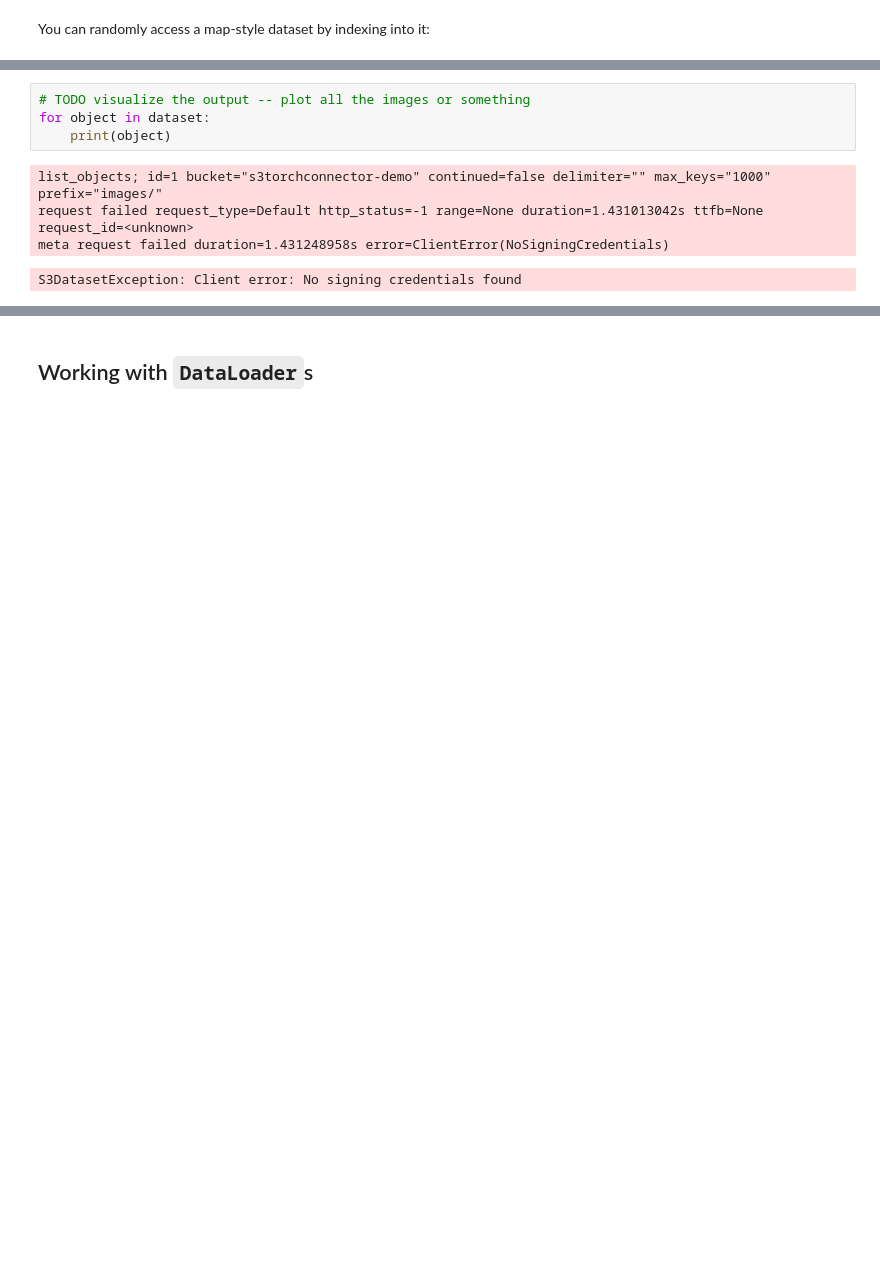
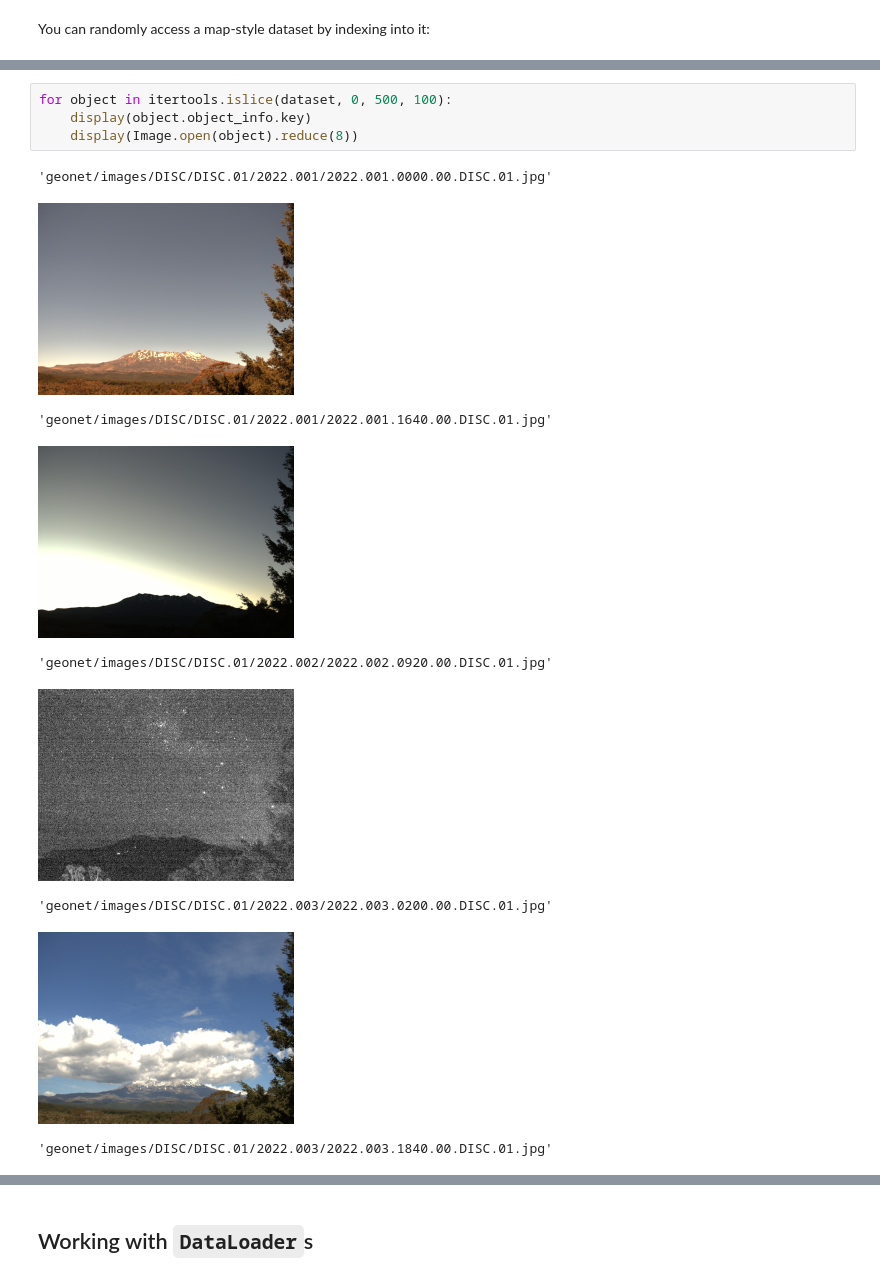
Before and after one commit to awslabs/s3-connector-for-pytorch, a Jupyter notebook: examples/Getting started with the Amazon S3 Connector for PyTorch.ipynb, the cells around one changed output, grey strips where cells are left out. Saved outputs shown, nothing was run; the diff lists cells and outputs as text; blank space fills up the shorter version.

```diff
--- a/examples/Getting started with the Amazon S3 Connector for PyTorch.ipynb
+++ b/examples/Getting started with the Amazon S3 Connector for PyTorch.ipynb
@@ -36,9 +103,14 @@ Map-style datasets are also iterators, so you can iterate over them to retrieve
 # %%
-# TODO visualize the output -- plot all the images or something
-for object in dataset:
-    print(object)
+for object in itertools.islice(dataset, 0, 500, 100):
+    display(object.object_info.key)
+    display(Image.open(object).reduce(8))
 # %% [output]
-list_objects; id=1 bucket="s3torchconnector-demo" continued=false delimiter="" max_keys="1000" prefix="images/"
-request failed request_type=Default http_status=-1 range=None duration=1.431013042s ttfb=None request_id=<unknown>
-meta request failed duration=1.431248958s error=ClientError(NoSigningCredentials)
+'geonet/images/DISC/DISC.01/2022.001/2022.001.0000.00.DISC.01.jpg'
+[figure, added]
-S3DatasetException: Client error: No signing credentials found
+'geonet/images/DISC/DISC.01/2022.001/2022.001.1640.00.DISC.01.jpg'
+[figure, added]
+'geonet/images/DISC/DISC.01/2022.002/2022.002.0920.00.DISC.01.jpg'
+[figure, added]
+'geonet/images/DISC/DISC.01/2022.003/2022.003.0200.00.DISC.01.jpg'
+[figure, added]
+'geonet/images/DISC/DISC.01/2022.003/2022.003.1840.00.DISC.01.jpg'
```
Also changed, not shown: parts of 34 cells of this notebook.
